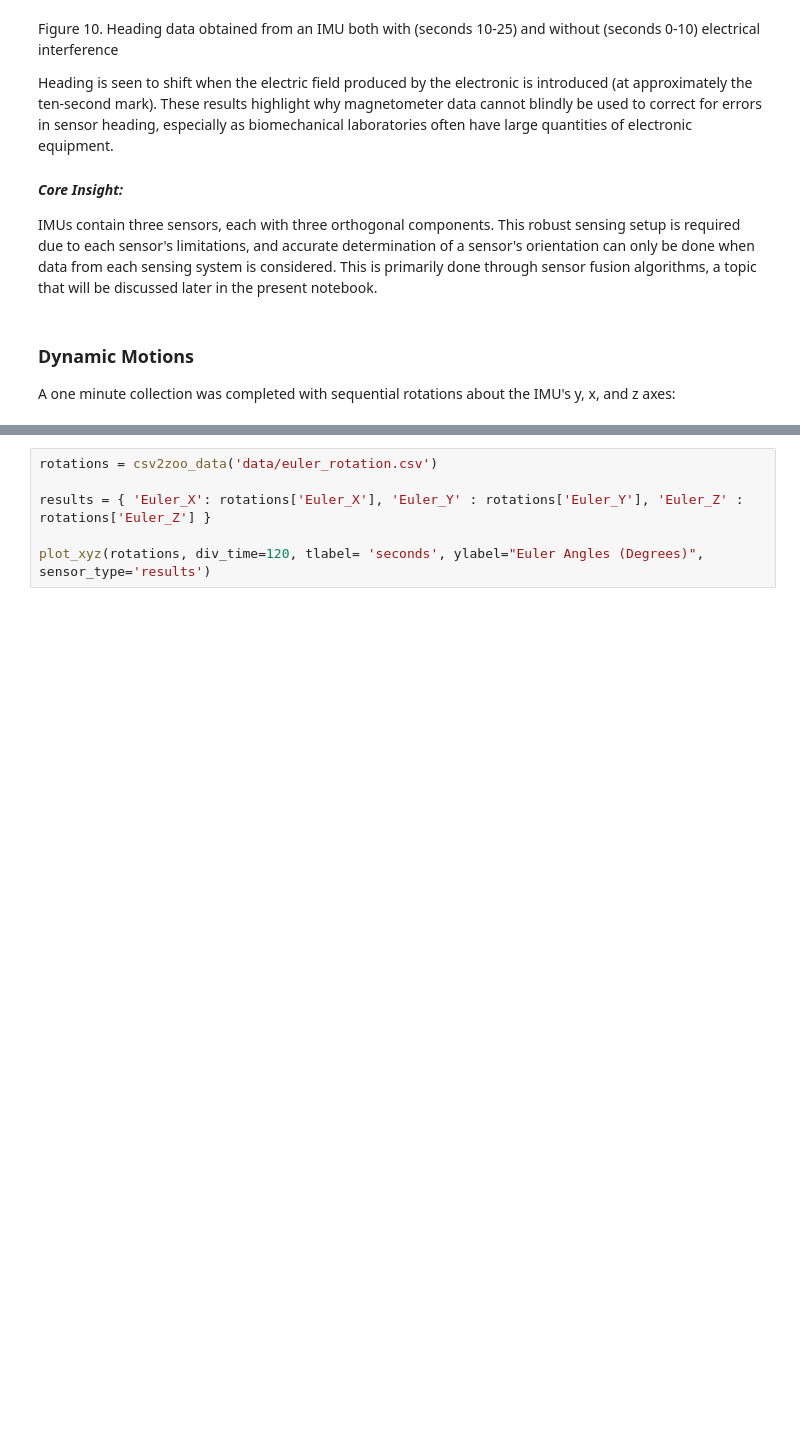
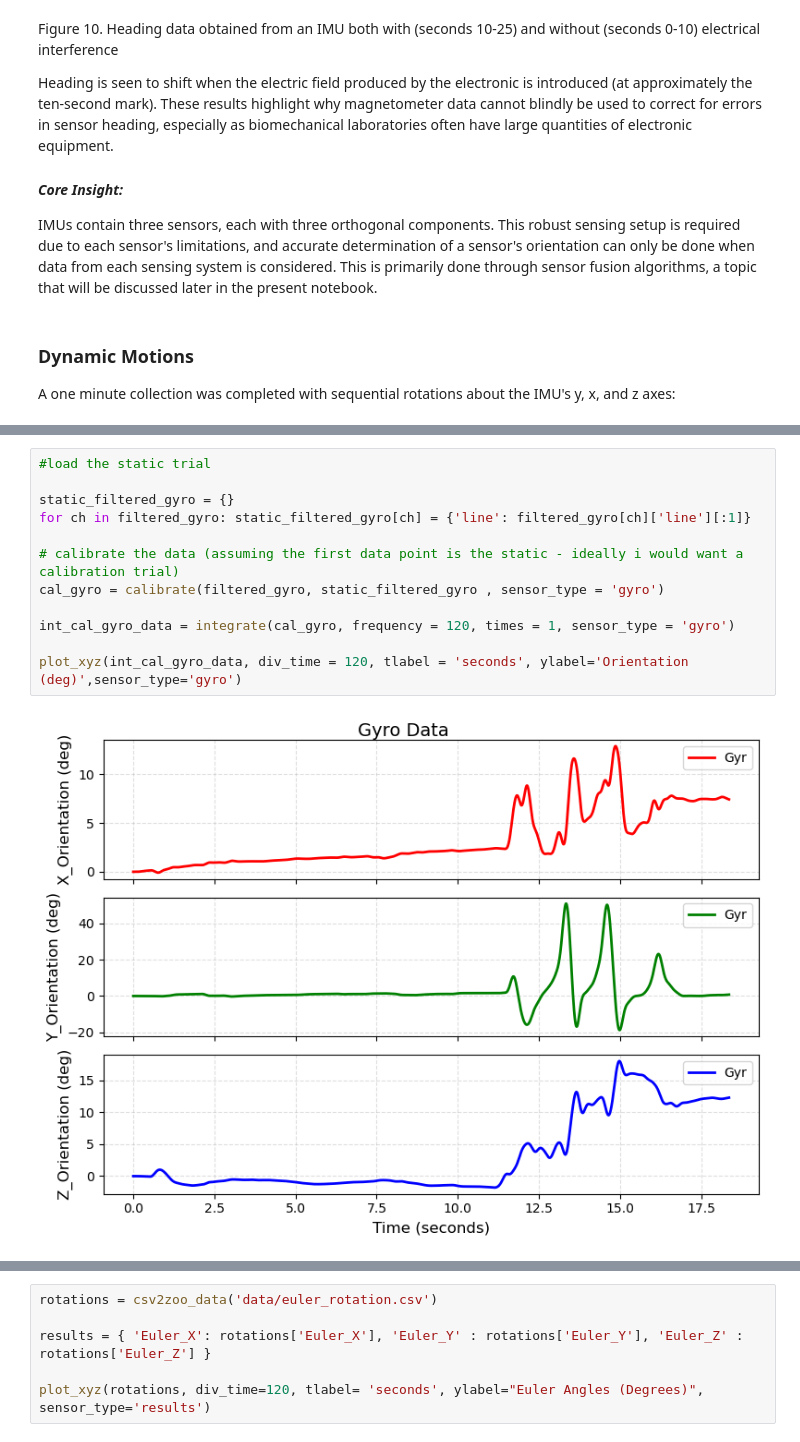
Before and after one commit to jlwry/IMU-Fundamentals, a Jupyter notebook: IMU_Fundamentals.ipynb, the cells around one changed output, grey strips where cells are left out. Cells and saved outputs as stored; diff of their text form; blank space fills up the shorter version.

```diff
--- a/IMU_Fundamentals.ipynb
+++ b/IMU_Fundamentals.ipynb
@@ -250,0 +268,14 @@ from utils.imu_functions import filter_data, plot_xyz, integrate, calibrate, sim
+# %%
+#load the static trial
+
+static_filtered_gyro = {}
+for ch in filtered_gyro: static_filtered_gyro[ch] = {'line': filtered_gyro[ch]['line'][:1]}
+
+# calibrate the data (assuming the first data point is the static - ideally i would want a calibration trial)
+cal_gyro = calibrate(filtered_gyro, static_filtered_gyro , sensor_type = 'gyro')
+
+int_cal_gyro_data = integrate(cal_gyro, frequency = 120, times = 1, sensor_type = 'gyro')
+
+plot_xyz(int_cal_gyro_data, div_time = 120, tlabel = 'seconds', ylabel='Orientation (deg)',sensor_type='gyro')
+# %% [output]
+[figure, added]
```
Also changed, not shown: parts of 9 cells of this notebook, 1 other file.
